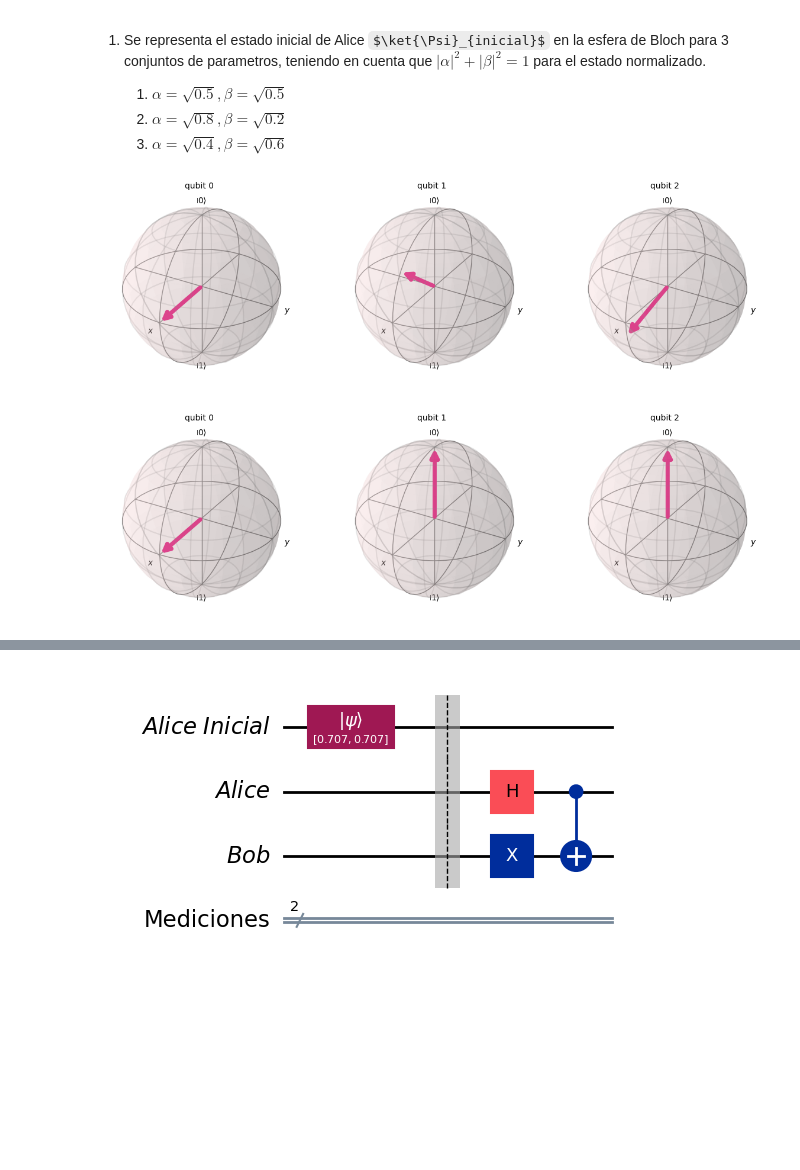
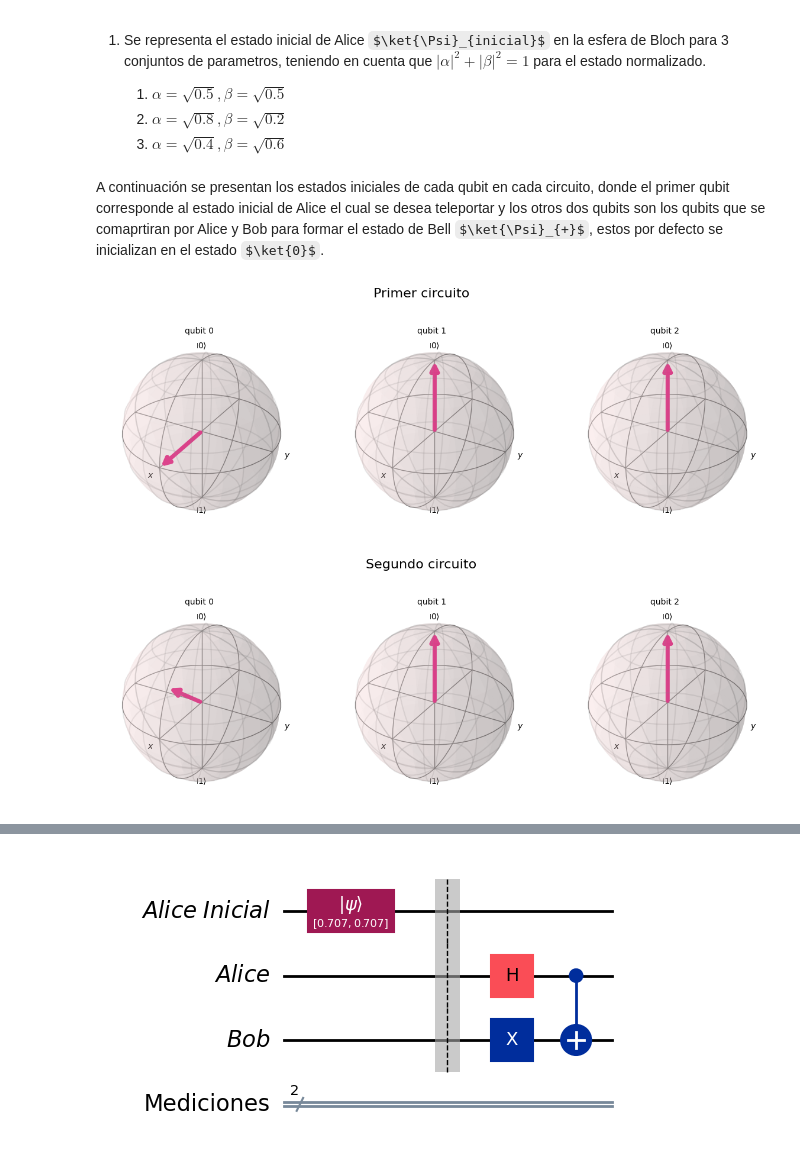
Before and after one commit to PiPevafo/Teleportation-Protocol, a Jupyter notebook: Protocolo.ipynb, the cells around one changed output, grey strips where cells are left out. Cells and saved outputs as stored; diff of their text form; code cells hidden in the pictures; some formulas as TeX source; blank space fills up the shorter version.

```diff
--- a/Protocolo.ipynb
+++ b/Protocolo.ipynb
@@ -34,38 +34,8 @@ service = QiskitRuntimeService(
     instance='ibm-q/open/main',
     token='dc31b03f027a9bd3feacb5714def6389cd678db34850e8cb6eb42805ecf2539fb88053c8adcf6224cba9c7cb1bca69fb9f0b3e11b2209c774fe42628b743f79f'
 )
-# %%
-#Crear un circuito cuántico con 5 qubit
-alice_inicial = QuantumCircuit(3)
-
-# Inicializar el qubit en el estado |ψ⟩ = α|0⟩ + β|1⟩
-
-alpha1 = (0.5)**0.5
-beta1 = (0.5)**0.5
-
-alpha2 = (0.8)**0.5
-beta2 = (0.2)**0.5
-
-alpha3 = (0.4)**0.5
-beta3 = (0.6)**0.5
-
-
-parametros = [[alpha1, beta1], [alpha2, beta2], [alpha3, beta3]]
-
-
-for i in range(0,3):
-    alice_inicial.initialize(parametros[i], i)
-
-
-# Crear un Statevector solo para los tres primeros qubits
-state = Statevector.from_instruction(alice_inicial)
-
-# Dibujar el vector de estado en la esfera de Bloch
-plot_bloch_multivector(state)
-# %% [output]
-[figure, removed]
 # %%
-# Inicializar el qubit en el estado |ψ⟩ = α|0⟩ + β|1⟩
+# Definir los parámetros de los estados iniciales de Alice y Bob
 
 alpha1 = (0.5)**0.5
 beta1 = (0.5)**0.5
@@ -85,11 +55,18 @@ qreg = [[QuantumRegister(1, name=f'{qreg_names[j]}') for j in range(3)] for i in
 creg = [ClassicalRegister(2, name=f'Mediciones') for i in range(3)]
 qc = [QuantumCircuit(*qreg[i], creg[i]) for i in range(3)]
 
+#Inicializar los estados de Alice y Bob
 state = []
 for i in range(0,3):
     qc[i].initialize(parametros[i], 0)
     state.append(Statevector(qc[i]))
-
-plot_bloch_multivector(state[0])
-# %% [output]
-[figure, removed]
+# %% [markdown]
+A continuación se presentan los estados iniciales de cada qubit en cada circuito, donde el primer qubit corresponde al estado inicial de Alice el cual se desea teleportar y los otros dos qubits son los qubits que se comaprtiran por Alice y Bob para formar el estado de Bell $\ket{\Psi}_{+}$, estos por defecto se inicializan en el estado $\ket{0}$.
+# %%
+plot_bloch_multivector(state[0], title='Primer circuito')
+# %% [output]
+[figure, added]
+# %%
+plot_bloch_multivector(state[1], title='Segundo circuito')
+# %% [output]
+[figure, added]
```
Also changed, not shown: parts of 16 cells of this notebook.
